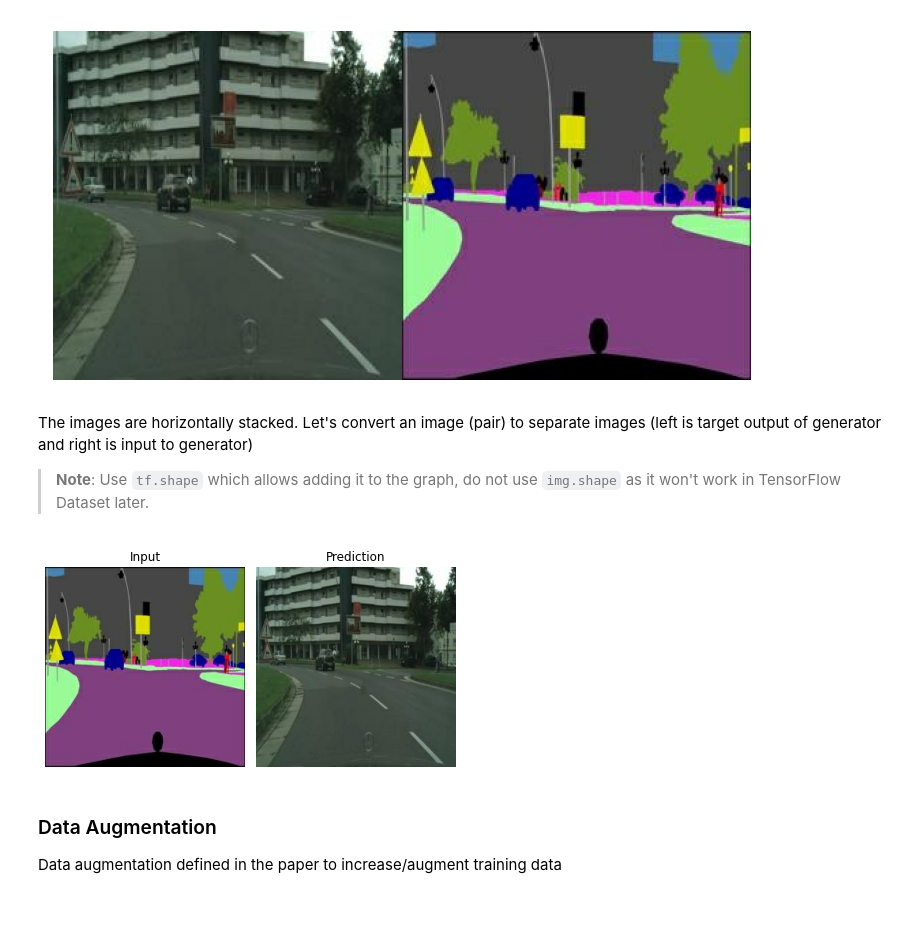
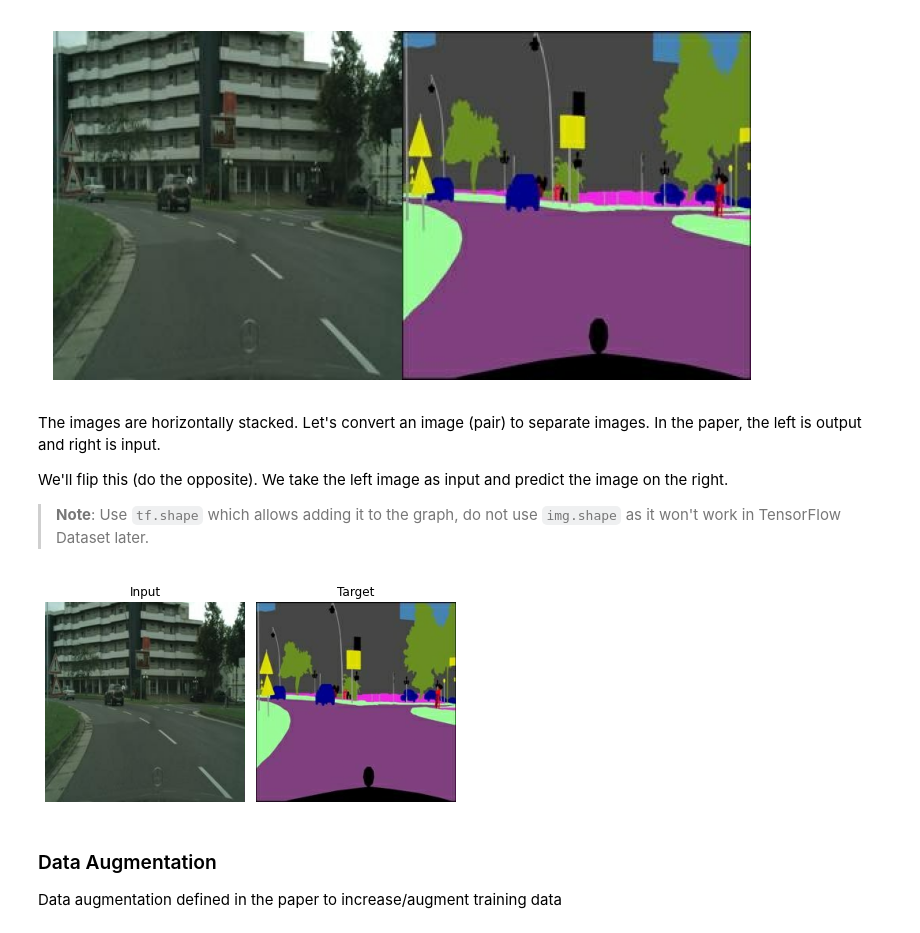
Before and after one commit to TheProjectsGuy/CV22-Project-Zen, a Jupyter notebook: pix2pix_tutorial.ipynb, the cells around one changed output. Saved outputs shown, nothing was run; the diff lists cells and outputs as text; code cells hidden in the pictures.

```diff
--- a/pix2pix_tutorial.ipynb
+++ b/pix2pix_tutorial.ipynb
@@ -81,7 +87,9 @@ plt.show()
 # %% [output]
 [figure]
 # %% [markdown]
-The images are horizontally stacked. Let's convert an image (pair) to separate images (left is target output of generator and right is input to generator)
+The images are horizontally stacked. Let's convert an image (pair) to separate images. In the paper, the left is output and right is input.
+
+We'll flip this (do the opposite). We take the left image as input and predict the image on the right.
 
 > **Note**: Use `tf.shape` which allows adding it to the graph, do not use `img.shape` as it won't work in TensorFlow Dataset later.
 # %%
@@ -91,29 +99,29 @@ def cut_image(img_fname: str):
     img = tf.io.decode_jpeg(tf.io.read_file(img_fname))
     # Split image (half width cut)
     w = tf.shape(img)[1]//2 # Cut point
-    pred_img = img[:, :w]   # Prediction (first part)
-    in_img = img[:, w:]     # Input image (second part)
+    in_img = img[:, :w]   # Prediction (first part)
+    pred_img = img[:, w:]     # Input image (second part)
     # Covert to float32
+    in_img = tf.cast(in_img, tf.float32)
     pred_img = tf.cast(pred_img, tf.float32)
-    in_img = tf.cast(in_img, tf.float32)
-    return pred_img, in_img
+    return in_img, pred_img
 # %%
 # View a separated image pair
-pred_img, in_img = cut_image(train_fnames[0])
+in_img, pred_img = cut_image(train_fnames[0])
 # Plot images
 plt.figure()
 plt.subplot(1, 2, 1)
 plt.title("Input")
 plt.imshow(in_img/255)
 plt.axis('off')
 plt.subplot(1, 2, 2)
-plt.title("Prediction") # To be generated
+plt.title("Target") # To be generated
 plt.imshow(pred_img/255)
 plt.axis('off')
 plt.tight_layout()
 plt.show()
 # %% [output]
-[figure, old version]
+[figure, new version]
 # %% [markdown]
 ### Data Augmentation
 
```
Also changed, not shown: parts of 16 cells of this notebook, 6 other files.
